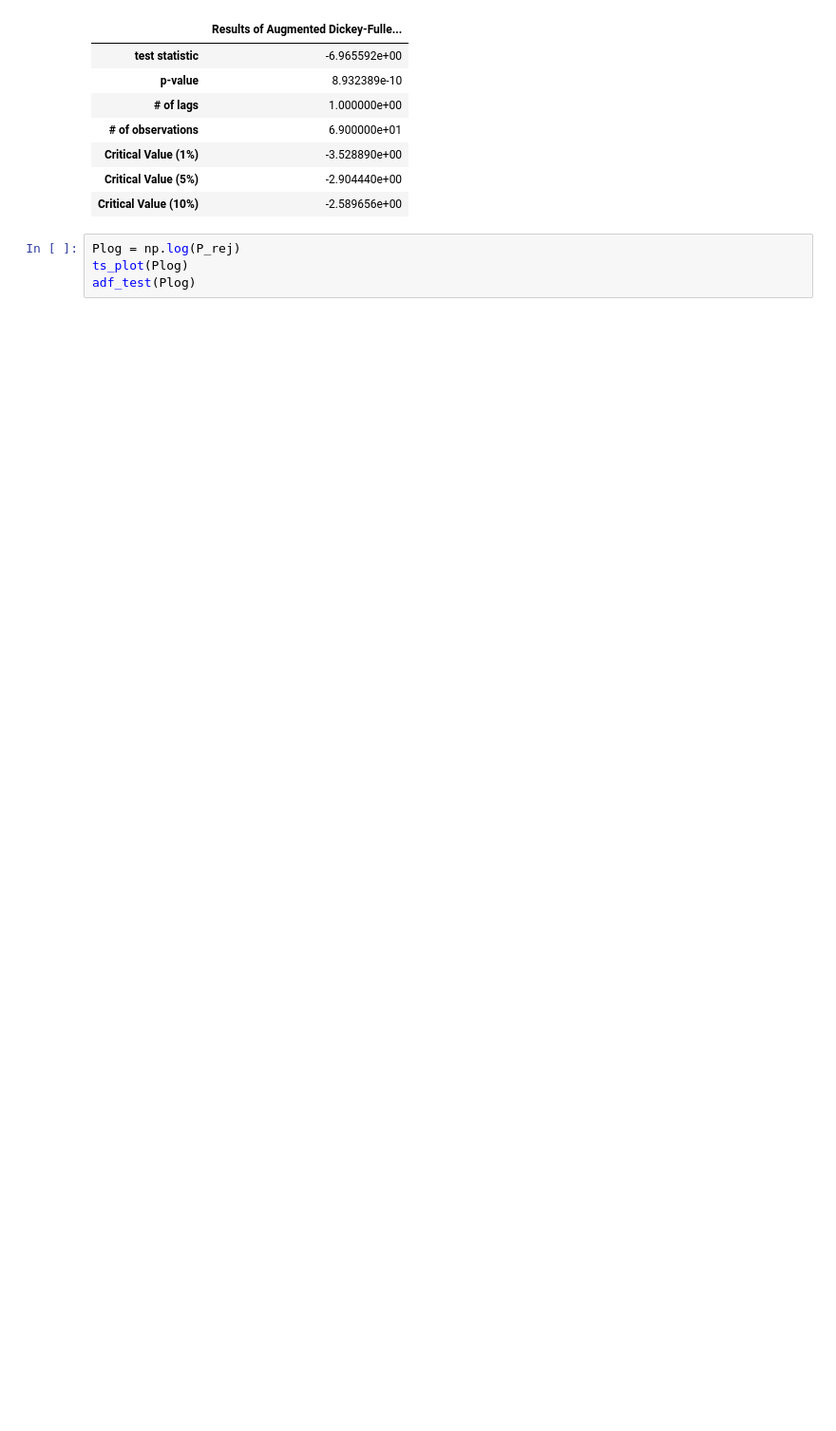
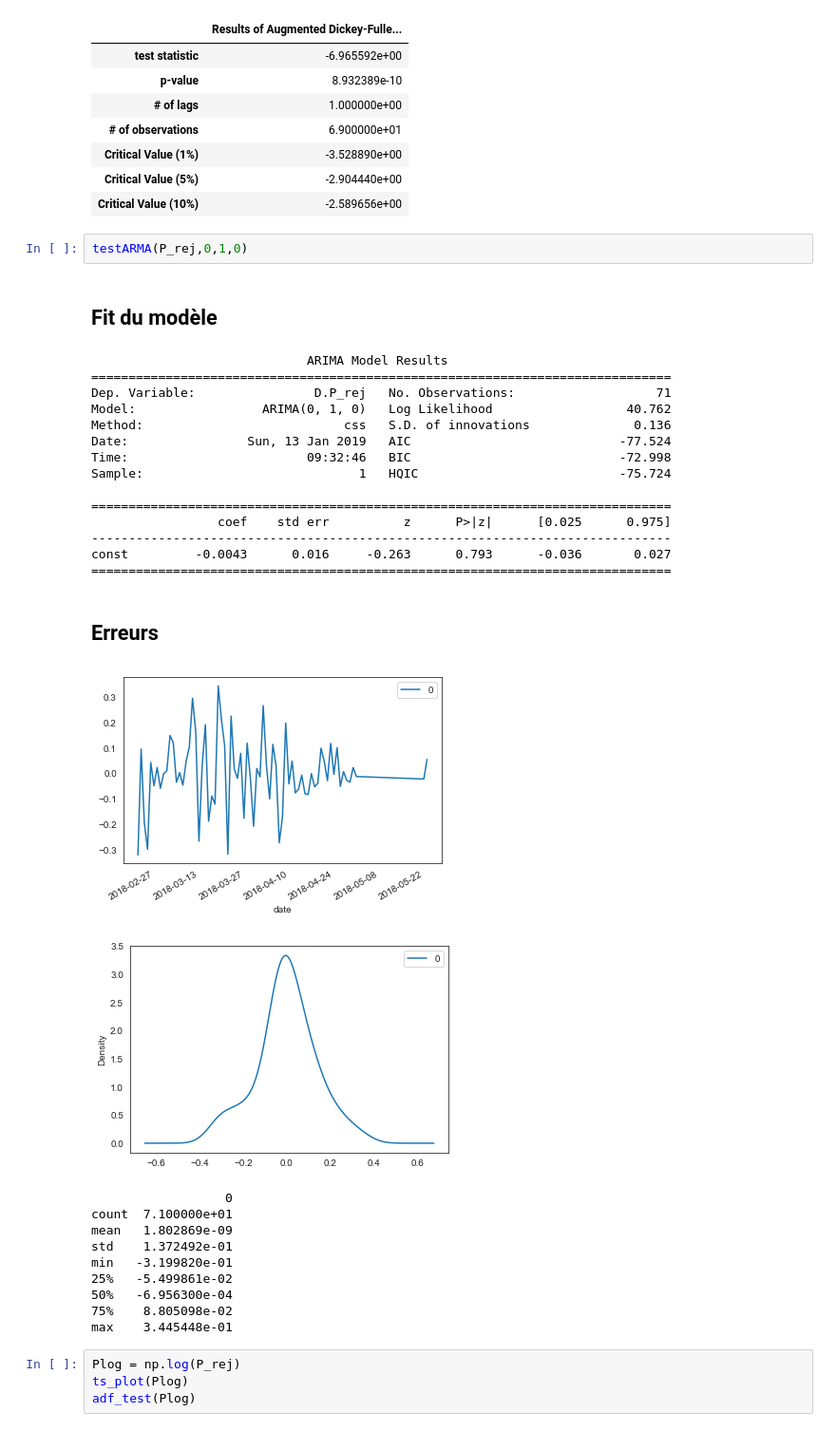
Before and after one commit to mariondechallens/1000mercis, a Jupyter notebook: Analyses/Annonceur1_campagne1_visite_2pages_Questions.ipynb, the cells around one changed output. Shown at 95% size. Cells and saved outputs as stored; diff of their text form; blank space fills up the shorter version.

```diff
--- a/Analyses/Annonceur1_campagne1_visite_2pages_Questions.ipynb
+++ b/Analyses/Annonceur1_campagne1_visite_2pages_Questions.ipynb
@@ -351,6 +398,36 @@ adf_test(Pdiff)
 | Critical Value (1%) | -3.528890e+00 |
 | Critical Value (5%) | -2.904440e+00 |
 | Critical Value (10%) | -2.589656e+00 |
+# %%
+testARMA(P_rej,0,1,0)
+# %% [output]
+## Fit du modèle
+                             ARIMA Model Results
+==============================================================================
+Dep. Variable:                D.P_rej   No. Observations:                   71
+Model:                 ARIMA(0, 1, 0)   Log Likelihood                  40.762
+Method:                           css   S.D. of innovations              0.136
+Date:                Sun, 13 Jan 2019   AIC                            -77.524
+Time:                        09:32:46   BIC                            -72.998
+Sample:                             1   HQIC                           -75.724
+
+==============================================================================
+                 coef    std err          z      P>|z|      [0.025      0.975]
+------------------------------------------------------------------------------
+const         -0.0043      0.016     -0.263      0.793      -0.036       0.027
+==============================================================================
+## Erreurs
+[figure, added]
+[figure, added]
+                  0
+count  7.100000e+01
+mean   1.802869e-09
+std    1.372492e-01
+min   -3.199820e-01
+25%   -5.499861e-02
+50%   -6.956300e-04
+75%    8.805098e-02
+max    3.445448e-01
 # %%
 Plog = np.log(P_rej)
 ts_plot(Plog)
```
Also changed, not shown: parts of 4 cells of this notebook, 2 other files.
